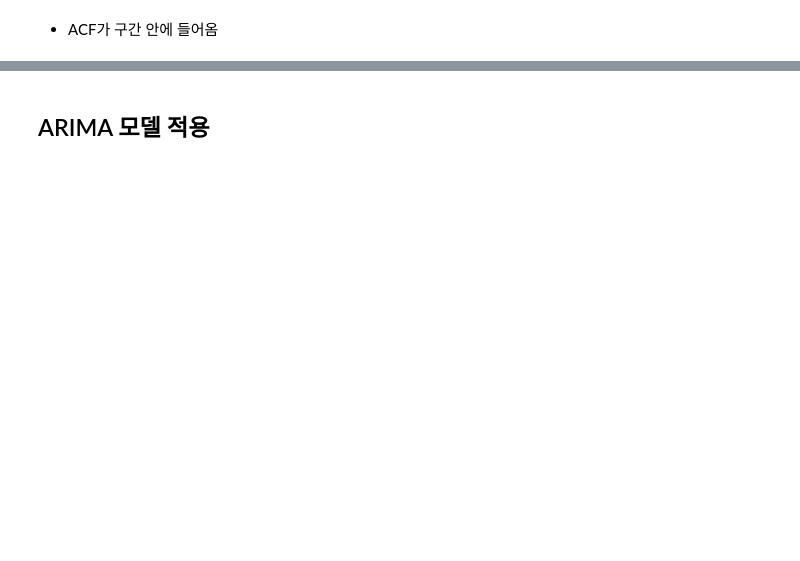
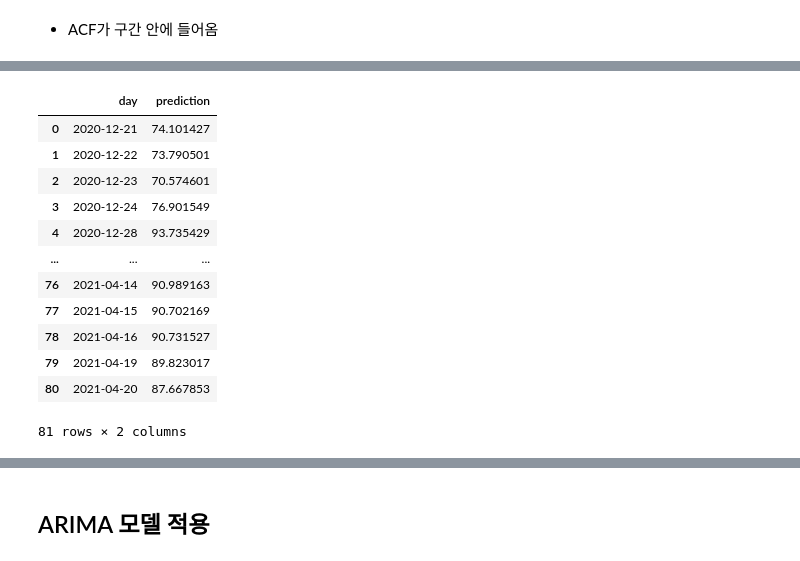
Before and after one commit to jiboo01/Tobigs20, a Jupyter notebook: 6주차 과제/시계열분석_과제.ipynb, the cells around one changed output, grey strips where cells are left out. Cells and saved outputs as stored; diff of their text form; code cells hidden in the pictures; blank space fills up the shorter version.

```diff
--- a/6주차 과제/시계열분석_과제.ipynb
+++ b/6주차 과제/시계열분석_과제.ipynb
@@ -124,13 +124,13 @@ sm.graphics.tsa.plot_pacf(samsung_df['price'].values.squeeze(), lags=20, ax=ax[1
 # %%
 # 차분 (Differencing)
 
-diff_samsung_df = samsung_df.copy()
-diff_samsung_df = diff_samsung_df['price'].diff() # 차분
-diff_samsung_df = diff_samsung_df.dropna() # 차분 후 생기는 결측치 제거
+diff_series = samsung_df.copy()
+diff_series = diff_series['price'].diff() # 차분
+diff_series = diff_series.dropna() # 차분 후 생기는 결측치 제거
 print(f"{'-'*15}Raw data{'-'*15}")
 print(samsung_df['price'].head())
 print(f"{'-'*15}Differenced data{'-'*15}")
-print(diff_samsung_df.head())
+print(diff_series.head())
 # %% [output]
 ---------------Raw data---------------
 day
@@ -187,0 +239,5 @@ test_data = samsung_df[len(samsung_df)-65:]
+# %%
+size = int(len(diff_series.dropna()) * 0.75)        # train : test = 0.75 : 0.25
+train, test = diff_series.dropna()[0:size], diff_series.dropna()[size:len(diff_series.dropna())]
+history = [x for x in train]
+predictions = []
@@ -187,0 +312,19 @@ test_data = samsung_df[len(samsung_df)-65:]
+# %%
+pred_df = pd.DataFrame(predictions)
+pred_df = pd.concat([date_index, pred_df], axis=1)
+pred_df.rename(columns={0:'prediction'}, inplace=True)
+pred_df
+# %% [output]
+|  | day | prediction |
+| 0 | 2020-12-21 | 74.101427 |
+| 1 | 2020-12-22 | 73.790501 |
+| 2 | 2020-12-23 | 70.574601 |
+| 3 | 2020-12-24 | 76.901549 |
+| 4 | 2020-12-28 | 93.735429 |
+| ... | ... | ... |
+| 76 | 2021-04-14 | 90.989163 |
+| 77 | 2021-04-15 | 90.702169 |
+| 78 | 2021-04-16 | 90.731527 |
+| 79 | 2021-04-19 | 89.823017 |
+| 80 | 2021-04-20 | 87.667853 |
+81 rows × 2 columns
```
Also changed, not shown: parts of 40 cells of this notebook.
